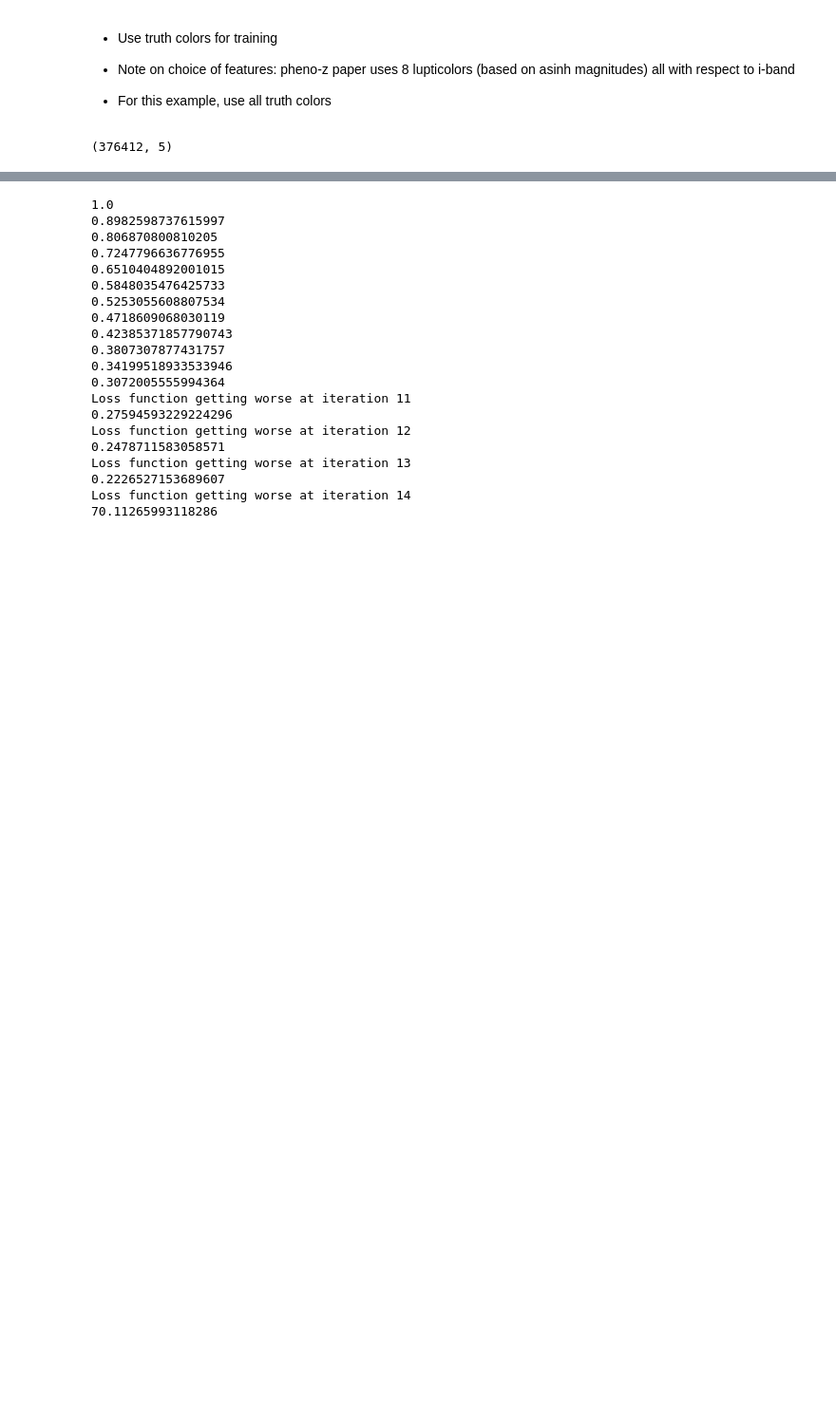
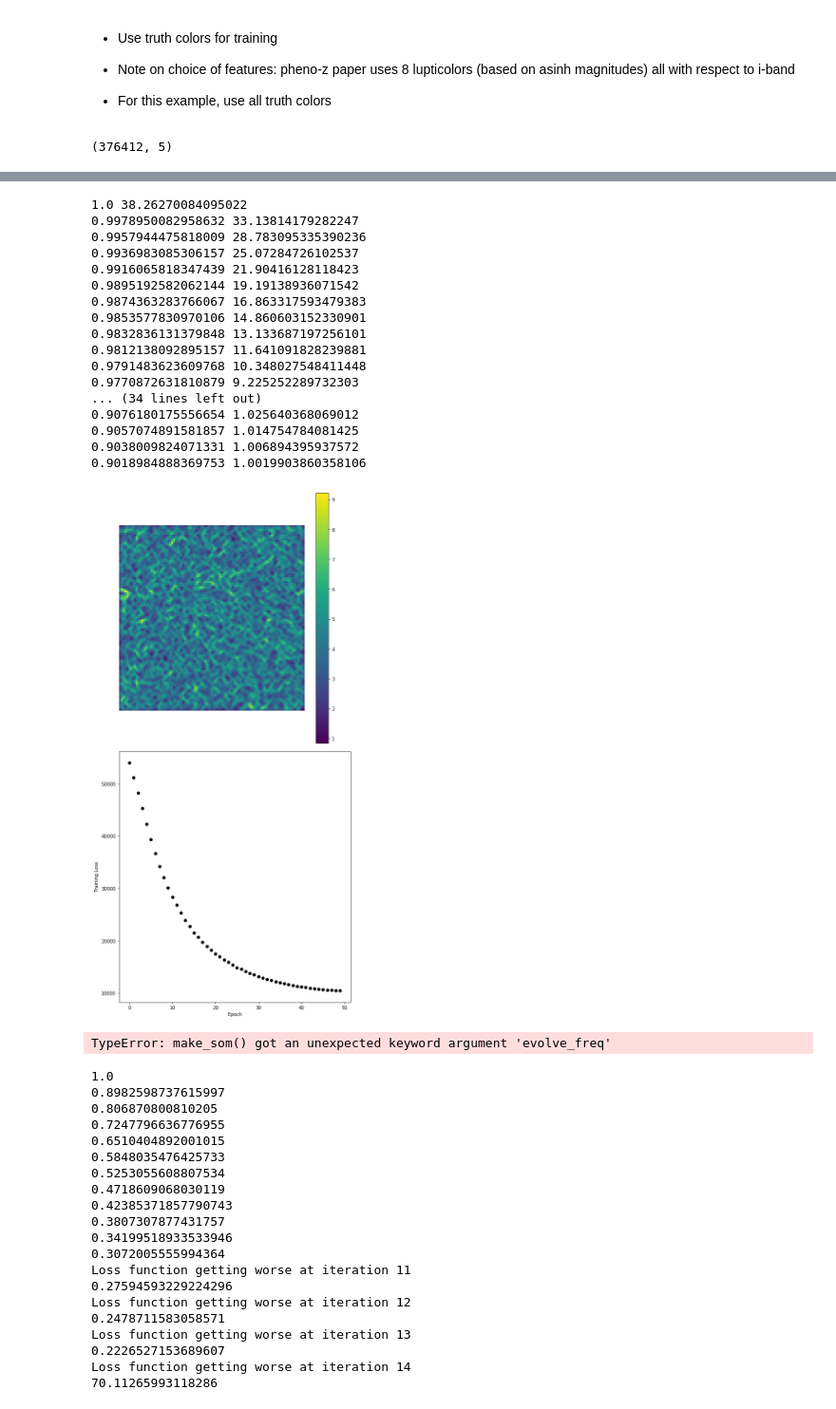
Before and after one commit to LSSTDESC/pz_bayes, a Jupyter notebook: notebooks/feature_likelihood_cosmoDC2.ipynb, the cells around one changed output, grey strips where cells are left out. Shown at 95% size. Saved outputs shown, nothing was run; the diff lists cells and outputs as text; code cells hidden in the pictures; blank space fills up the shorter version.

```diff
--- a/notebooks/feature_likelihood_cosmoDC2.ipynb
+++ b/notebooks/feature_likelihood_cosmoDC2.ipynb
@@ -195,3 +194,34 @@ train_array.shape
+# %%
+n_deep = int(131e3)
+
+rndm_deep = rng.uniform(high=10.0, size=(n_deep,5))
+# %%
+temp_weights, temp_som = som.make_som(rndm_deep[::15], nmap=-100, eta=0.9, niter=50)
+# %% [output]
+1.0 38.26270084095022
+0.9978950082958632 33.13814179282247
+0.9957944475818009 28.783095335390236
+0.9936983085306157 25.07284726102537
+0.9916065818347439 21.90416128118423
+0.9895192582062144 19.19138936071542
+0.9874363283766067 16.863317593479383
+0.9853577830970106 14.860603152330901
+0.9832836131379848 13.133687197256101
+0.9812138092895157 11.641091828239881
+0.9791483623609768 10.348027548411448
+0.9770872631810879 9.225252289732303
+... (34 lines left out)
+0.9076180175556654 1.025640368069012
+0.9057074891581857 1.014754784081425
+0.9038009824071331 1.006894395937572
+0.9018984888369753 1.0019903860358106
+[figure, added]
+# %%
+start = time.time()
+temp_weights, temp_evol_weights, temp_som = som.make_som(train_array[:150000], nmap=-5, eta=0.2, niter=15, evolve_freq=3)
+print(time.time()-start)
+# %% [output]
+TypeError: make_som() got an unexpected keyword argument 'evolve_freq'
 # %%
 start = time.time()
 temp_weights, temp_evol_weights, temp_som = som.make_som(train_array[:150000], nmap=-5, eta=0.2, niter=15, evolve_freq=3)
```
Also changed, not shown: parts of 7 cells of this notebook, 4 other files.
